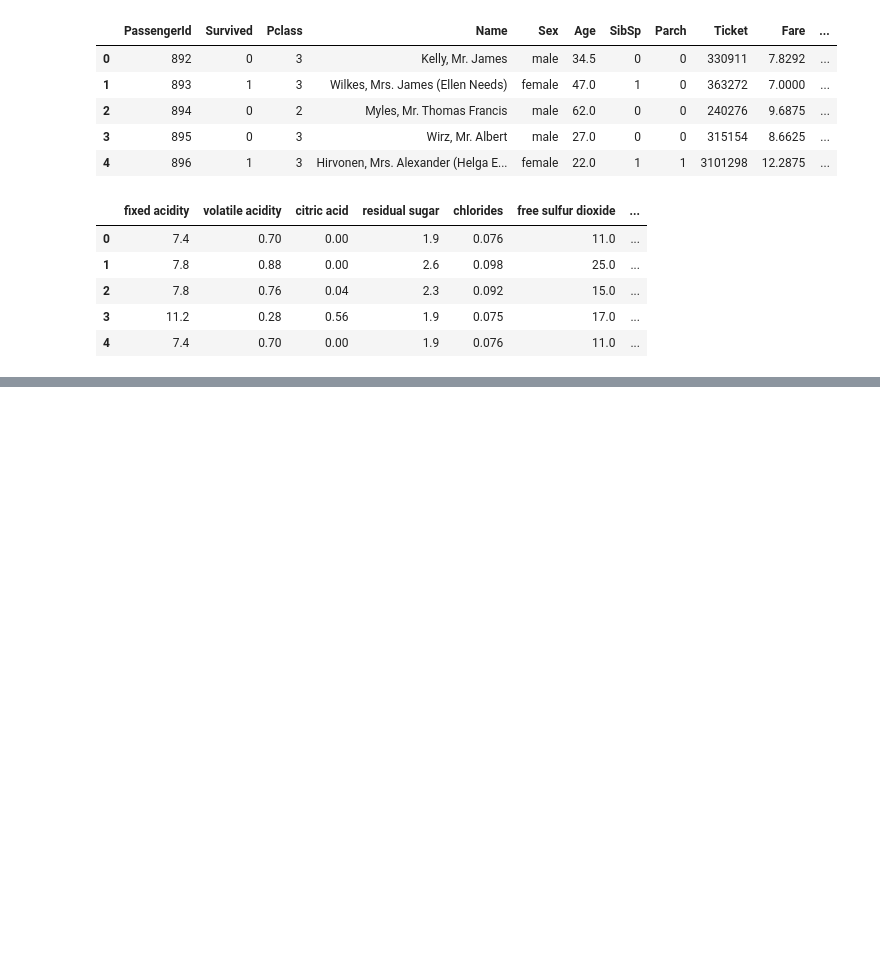
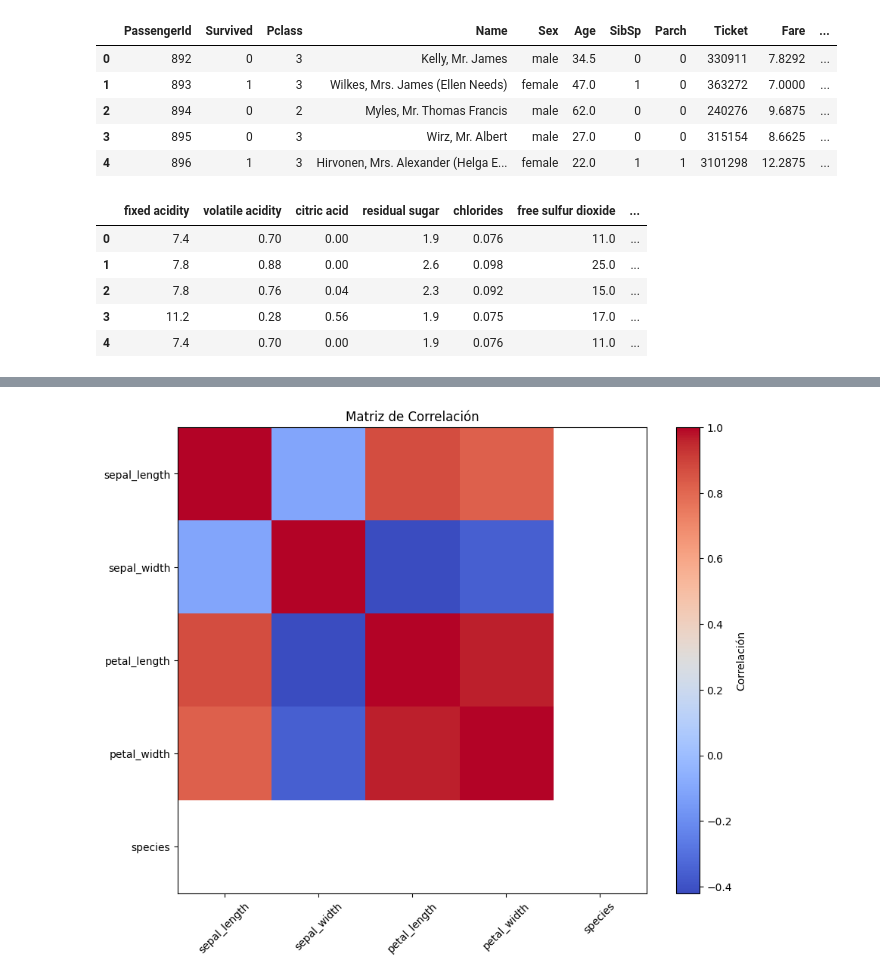
Before and after one commit to agustinsalum/ciencia-datos-python, a Jupyter notebook: Trabajos-practicos/tp4/tp4.ipynb, the cells around one changed output, grey strips where cells are left out. Saved outputs shown, nothing was run; the diff lists cells and outputs as text; code cells hidden in the pictures; blank space fills up the shorter version.

```diff
--- a/Trabajos-practicos/tp4/tp4.ipynb
+++ b/Trabajos-practicos/tp4/tp4.ipynb
@@ -108,0 +375,14 @@ df_wineqt.head()
+# %%
+# Calcular la matriz de correlación
+correlation_matrix = df_iris.corr()
+
+# Crear un mapa de calor de la matriz de correlación
+plt.figure(figsize=(10, 8))
+plt.imshow(correlation_matrix, cmap='coolwarm', aspect='auto')
+plt.colorbar(label='Correlación')
+plt.xticks(range(len(correlation_matrix)), correlation_matrix.columns, rotation=45)
+plt.yticks(range(len(correlation_matrix)), correlation_matrix.columns)
+plt.title('Matriz de Correlación')
+plt.show()
+# %% [output]
+[figure, added]
```
Also changed, not shown: parts of 21 cells of this notebook.
